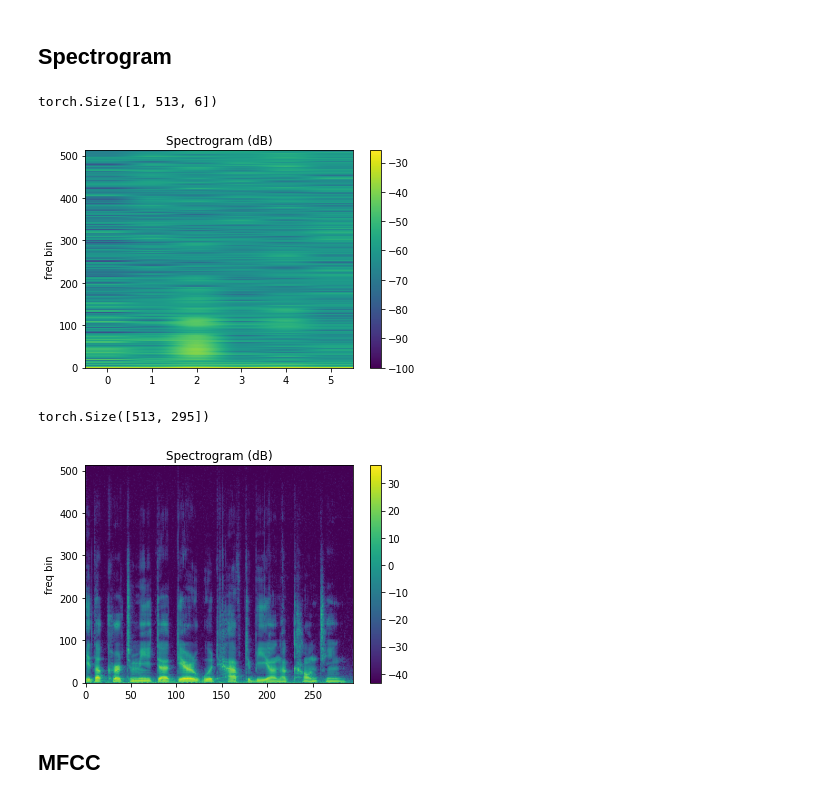
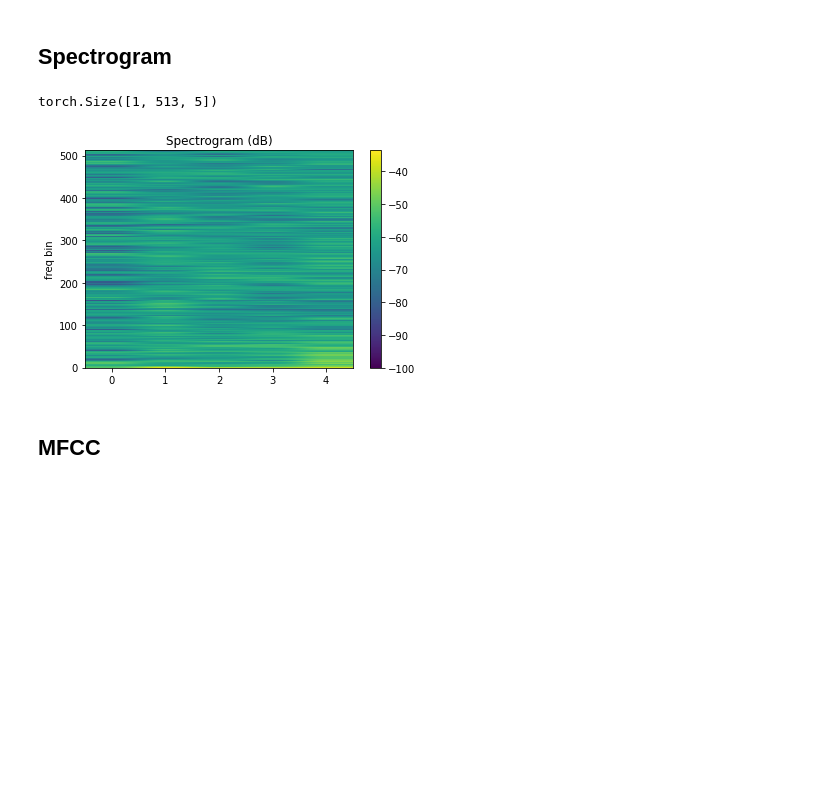
Before and after one commit to crazy-historian/runtime_speech_recognition, a Jupyter notebook: sandbox/explatory_data.ipynb, the cells around one changed output. Cells and saved outputs as stored; diff of their text form; code cells hidden in the pictures; blank space fills up the shorter version.

```diff
--- a/sandbox/explatory_data.ipynb
+++ b/sandbox/explatory_data.ipynb
@@ -152,28 +137,22 @@ plot_spectrogram(melspec[0], title="MelSpectrogram - torchaudio", ylabel="mel fr
 # %%
 n_fft = 1024
 win_length = None
 hop_length = 512
 
 # define transformation
 spectrogram = T.Spectrogram(
     n_fft=n_fft,
     win_length=win_length,
     hop_length=hop_length,
     power=2.0,
 )
 
 spec = spectrogram(timit_waveform)
 print(spec.shape)
 plot_spectrogram(spec[0])
-
-spec_2 = spectrogram(waveform)
-print(spec_2[0].shape)
-plot_spectrogram(spec_2[0])
 # %% [output]
-torch.Size([1, 513, 6])
+torch.Size([1, 513, 5])
-[figure, old version]
+[figure, new version]
-torch.Size([513, 295])
-[figure, removed]
 # %% [markdown]
 ## MFCC
 # %%
```
Also changed, not shown: parts of 9 cells of this notebook, 7 other files.
